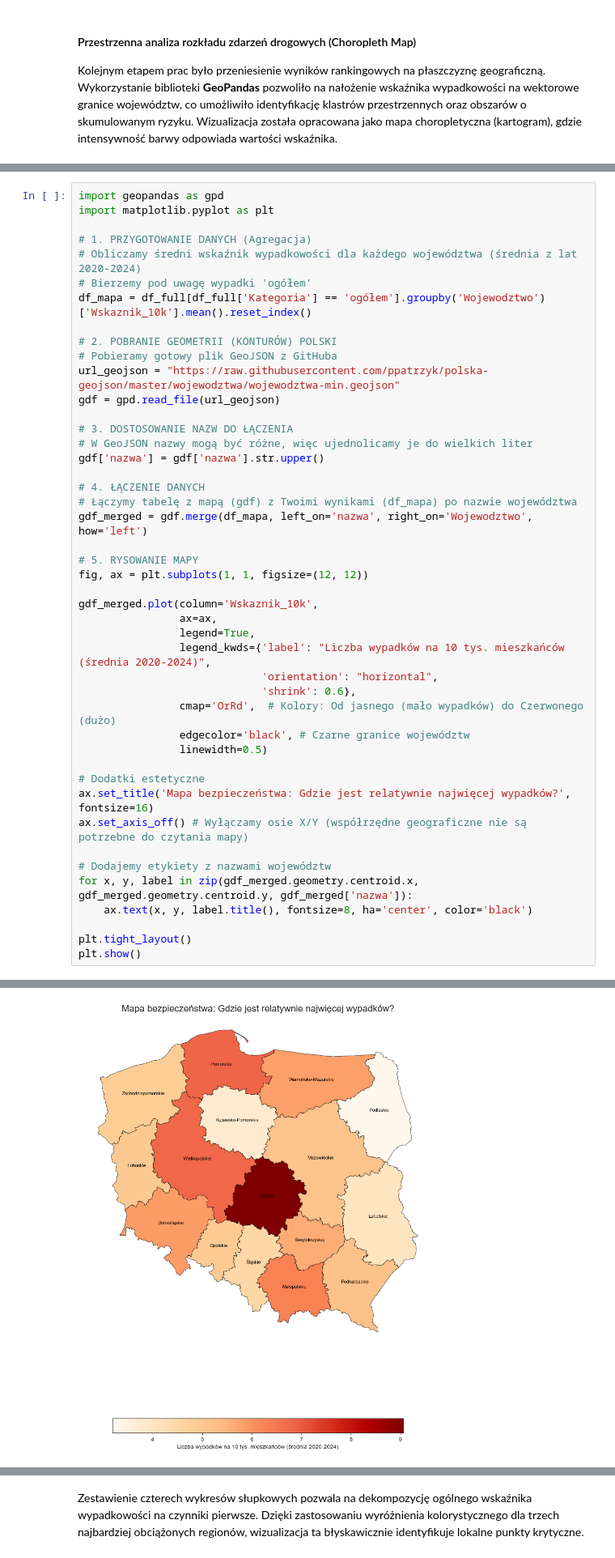
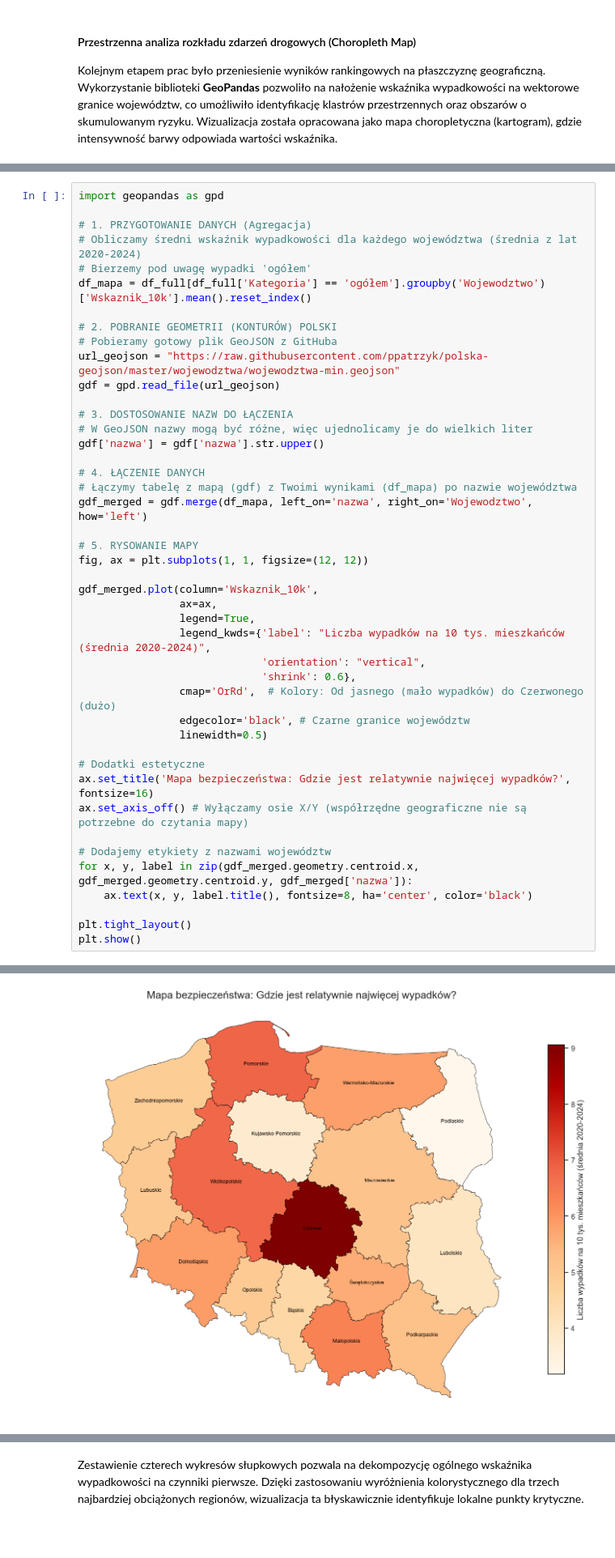
Before and after one commit to wiktoria-gliniecka/ggplotki, a Jupyter notebook: projekt_ggplotki.ipynb, the cells around one changed output, grey strips where cells are left out. Shown at 81% size. Drawn from its saved outputs; the diff is of its cells as text; blank space fills up the shorter version.

```diff
--- a/projekt_ggplotki.ipynb
+++ b/projekt_ggplotki.ipynb
@@ -428,6 +461,5 @@ Wizualizacja została opracowana jako mapa choropletyczna (kartogram), gdzie int
 # %%
 import geopandas as gpd
-import matplotlib.pyplot as plt
 
 # 1. PRZYGOTOWANIE DANYCH (Agregacja)
 # Obliczamy średni wskaźnik wypadkowości dla każdego województwa (średnia z lat 2020-2024)
@@ -454,7 +486,7 @@ gdf_merged.plot(column='Wskaznik_10k',
                 ax=ax,
                 legend=True,
                 legend_kwds={'label': "Liczba wypadków na 10 tys. mieszkańców (średnia 2020-2024)",
-                             'orientation': "horizontal",
+                             'orientation': "vertical",
                              'shrink': 0.6},
                 cmap='OrRd',  # Kolory: Od jasnego (mało wypadków) do Czerwonego (dużo)
                 edgecolor='black', # Czarne granice województw
@@ -475,4 +506,4 @@ plt.show()
-[figure, old version]
+[figure, new version]
 # %% [markdown]
 #### Kluczowe obszary i klastry przestrzenne
 
```
Also changed, not shown: parts of 24 cells of this notebook, 1 other file.
